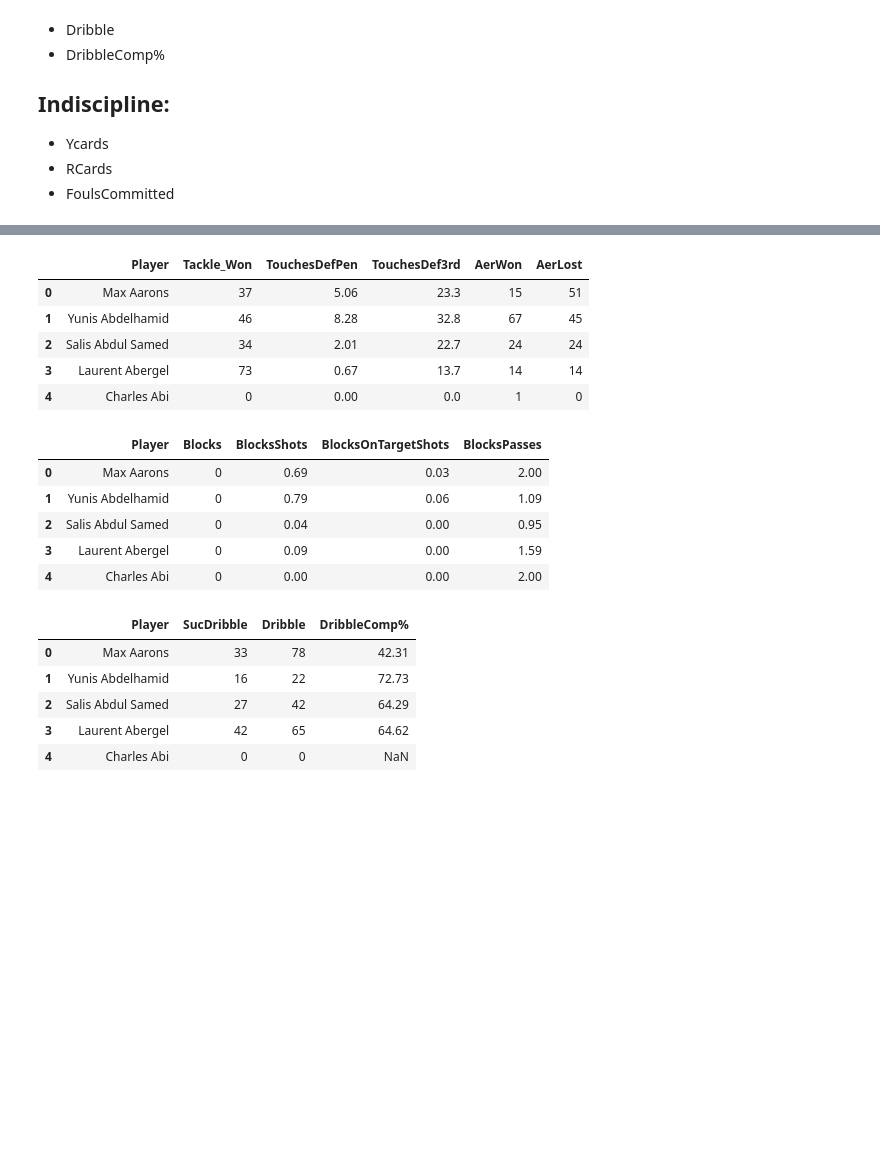
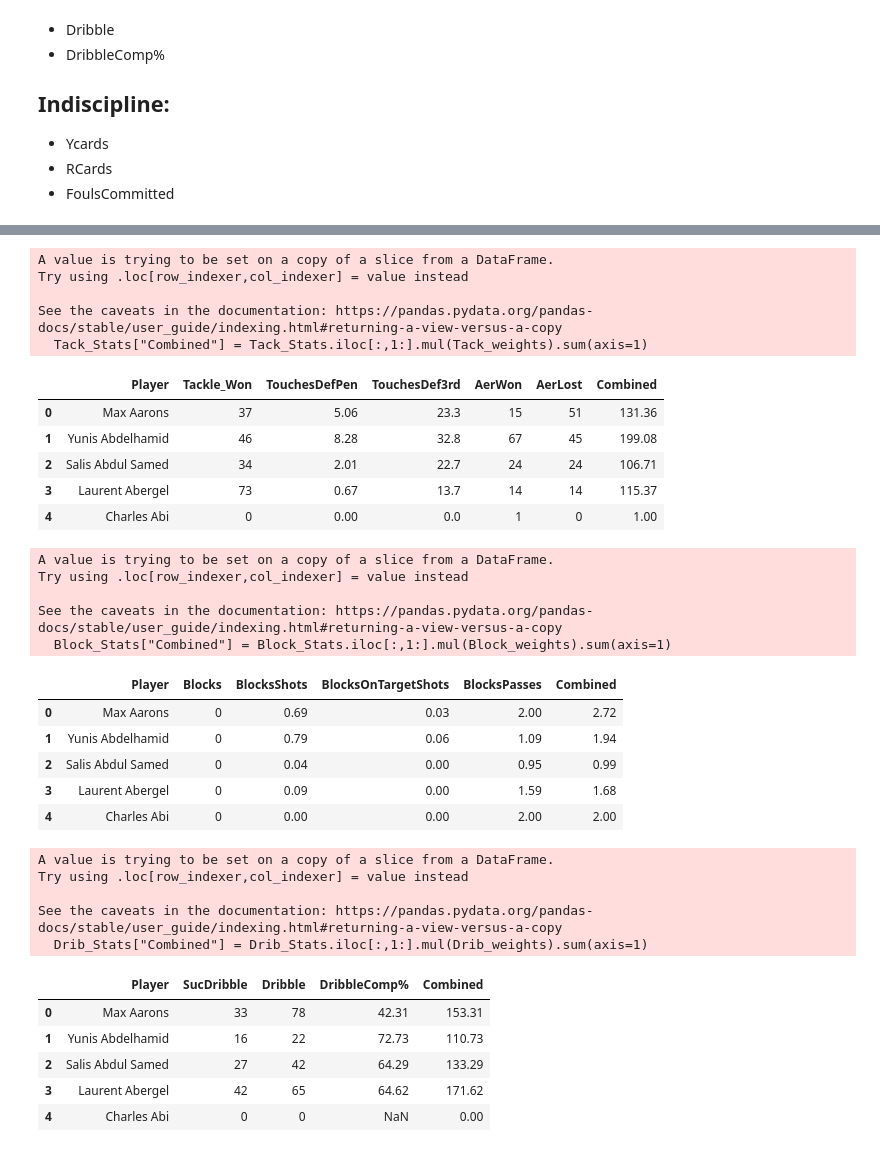
Before and after one commit to mundrapranay/csc440-final-project, a Jupyter notebook: preprocessing.ipynb, the cells around one changed output, grey strips where cells are left out. Saved outputs shown, nothing was run; the diff lists cells and outputs as text; code cells hidden in the pictures; blank space fills up the shorter version.

```diff
--- a/preprocessing.ipynb
+++ b/preprocessing.ipynb
@@ -166,32 +193,59 @@ Crea_Stats.head()
 # %%
 Tack_Stats = football_player_stats[["Player","Tackle_Won", "TouchesDefPen", "TouchesDef3rd","AerWon","AerLost"]]
+
+Tack_weights = [1,1,1,1,1]
+Tack_Stats["Combined"] = Tack_Stats.iloc[:,1:].mul(Tack_weights).sum(axis=1)
+
 Tack_Stats.head()
 # %% [output]
+A value is trying to be set on a copy of a slice from a DataFrame.
+Try using .loc[row_indexer,col_indexer] = value instead
+
+See the caveats in the documentation: https://pandas.pydata.org/pandas-docs/stable/user_guide/indexing.html#returning-a-view-versus-a-copy
+  Tack_Stats["Combined"] = Tack_Stats.iloc[:,1:].mul(Tack_weights).sum(axis=1)
-|  | Player | Tackle_Won | TouchesDefPen | TouchesDef3rd | AerWon | AerLost |
-| 0 | Max Aarons | 37 | 5.06 | 23.3 | 15 | 51 |
-| 1 | Yunis Abdelhamid | 46 | 8.28 | 32.8 | 67 | 45 |
-| 2 | Salis Abdul Samed | 34 | 2.01 | 22.7 | 24 | 24 |
-| 3 | Laurent Abergel | 73 | 0.67 | 13.7 | 14 | 14 |
-| 4 | Charles Abi | 0 | 0.00 | 0.0 | 1 | 0 |
+|  | Player | Tackle_Won | TouchesDefPen | TouchesDef3rd | AerWon | AerLost | Combined |
+| 0 | Max Aarons | 37 | 5.06 | 23.3 | 15 | 51 | 131.36 |
+| 1 | Yunis Abdelhamid | 46 | 8.28 | 32.8 | 67 | 45 | 199.08 |
+| 2 | Salis Abdul Samed | 34 | 2.01 | 22.7 | 24 | 24 | 106.71 |
+| 3 | Laurent Abergel | 73 | 0.67 | 13.7 | 14 | 14 | 115.37 |
+| 4 | Charles Abi | 0 | 0.00 | 0.0 | 1 | 0 | 1.00 |
 # %%
 Block_Stats = football_player_stats[["Player","Blocks", "BlocksShots", "BlocksOnTargetShots","BlocksPasses"]]
+
+Block_weights = [1,1,1,1]
+Block_Stats["Combined"] = Block_Stats.iloc[:,1:].mul(Block_weights).sum(axis=1)
+
 Block_Stats.head()
 # %% [output]
+A value is trying to be set on a copy of a slice from a DataFrame.
+Try using .loc[row_indexer,col_indexer] = value instead
+
+See the caveats in the documentation: https://pandas.pydata.org/pandas-docs/stable/user_guide/indexing.html#returning-a-view-versus-a-copy
+  Block_Stats["Combined"] = Block_Stats.iloc[:,1:].mul(Block_weights).sum(axis=1)
-|  | Player | Blocks | BlocksShots | BlocksOnTargetShots | BlocksPasses |
-| 0 | Max Aarons | 0 | 0.69 | 0.03 | 2.00 |
-| 1 | Yunis Abdelhamid | 0 | 0.79 | 0.06 | 1.09 |
-| 2 | Salis Abdul Samed | 0 | 0.04 | 0.00 | 0.95 |
-| 3 | Laurent Abergel | 0 | 0.09 | 0.00 | 1.59 |
-| 4 | Charles Abi | 0 | 0.00 | 0.00 | 2.00 |
+|  | Player | Blocks | BlocksShots | BlocksOnTargetShots | BlocksPasses | Combined |
+| 0 | Max Aarons | 0 | 0.69 | 0.03 | 2.00 | 2.72 |
+| 1 | Yunis Abdelhamid | 0 | 0.79 | 0.06 | 1.09 | 1.94 |
+| 2 | Salis Abdul Samed | 0 | 0.04 | 0.00 | 0.95 | 0.99 |
+| 3 | Laurent Abergel | 0 | 0.09 | 0.00 | 1.59 | 1.68 |
+| 4 | Charles Abi | 0 | 0.00 | 0.00 | 2.00 | 2.00 |
 # %%
 Drib_Stats = football_player_stats[["Player","SucDribble", "Dribble", "DribbleComp%"]]
+
+Drib_weights = [1,1,1]
+Drib_Stats["Combined"] = Drib_Stats.iloc[:,1:].mul(Drib_weights).sum(axis=1)
+
 Drib_Stats.head()
 # %% [output]
+A value is trying to be set on a copy of a slice from a DataFrame.
+Try using .loc[row_indexer,col_indexer] = value instead
+
+See the caveats in the documentation: https://pandas.pydata.org/pandas-docs/stable/user_guide/indexing.html#returning-a-view-versus-a-copy
+  Drib_Stats["Combined"] = Drib_Stats.iloc[:,1:].mul(Drib_weights).sum(axis=1)
-|  | Player | SucDribble | Dribble | DribbleComp% |
-| 0 | Max Aarons | 33 | 78 | 42.31 |
-| 1 | Yunis Abdelhamid | 16 | 22 | 72.73 |
-| 2 | Salis Abdul Samed | 27 | 42 | 64.29 |
-| 3 | Laurent Abergel | 42 | 65 | 64.62 |
-| 4 | Charles Abi | 0 | 0 | NaN |
+|  | Player | SucDribble | Dribble | DribbleComp% | Combined |
+| 0 | Max Aarons | 33 | 78 | 42.31 | 153.31 |
+| 1 | Yunis Abdelhamid | 16 | 22 | 72.73 | 110.73 |
+| 2 | Salis Abdul Samed | 27 | 42 | 64.29 | 133.29 |
+| 3 | Laurent Abergel | 42 | 65 | 64.62 | 171.62 |
+| 4 | Charles Abi | 0 | 0 | NaN | 0.00 |
 # %%
 Indis_Stats = football_player_stats[["Player","YCards", "RCards", "FoulsCommitted"]]
```
Also changed, not shown: parts of 5 cells of this notebook.
